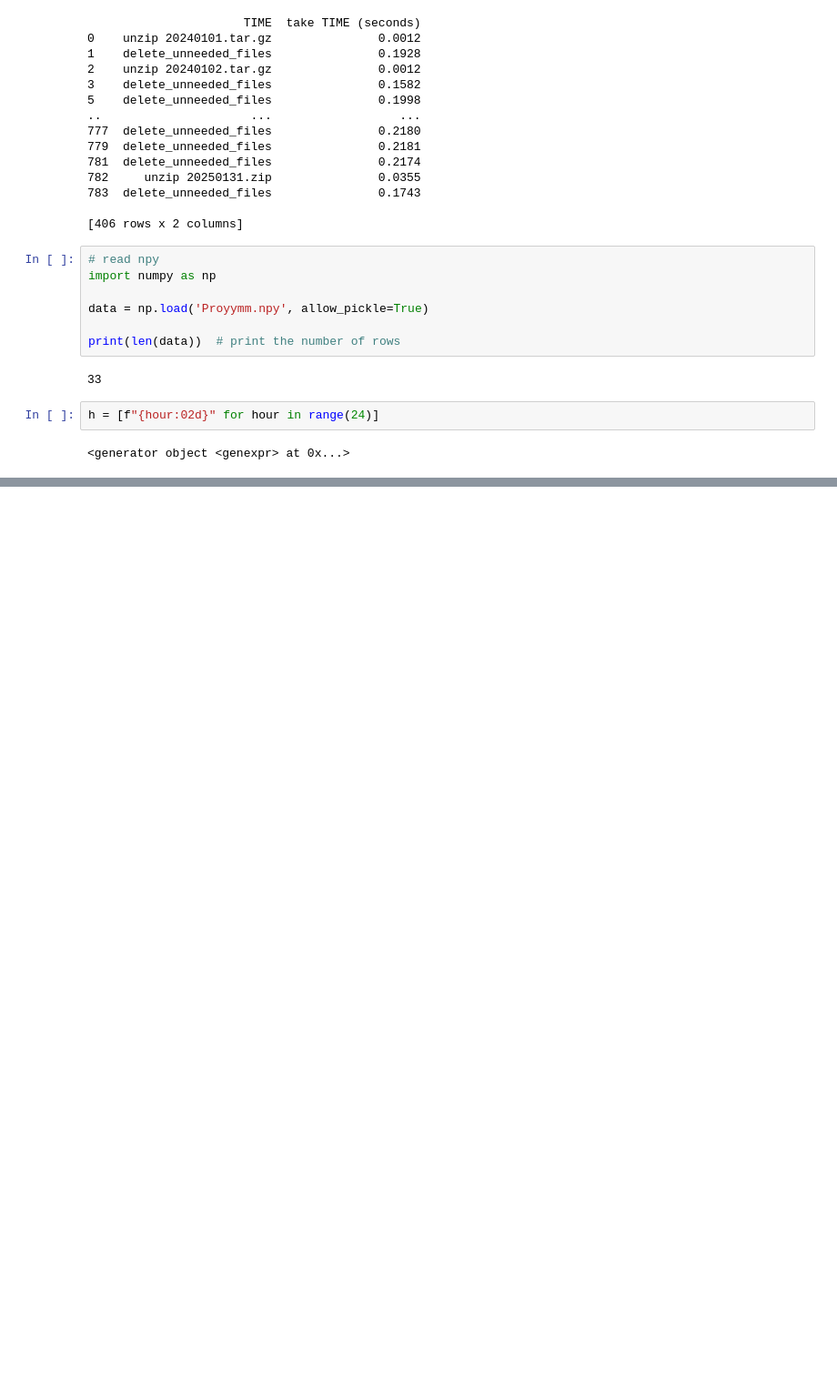
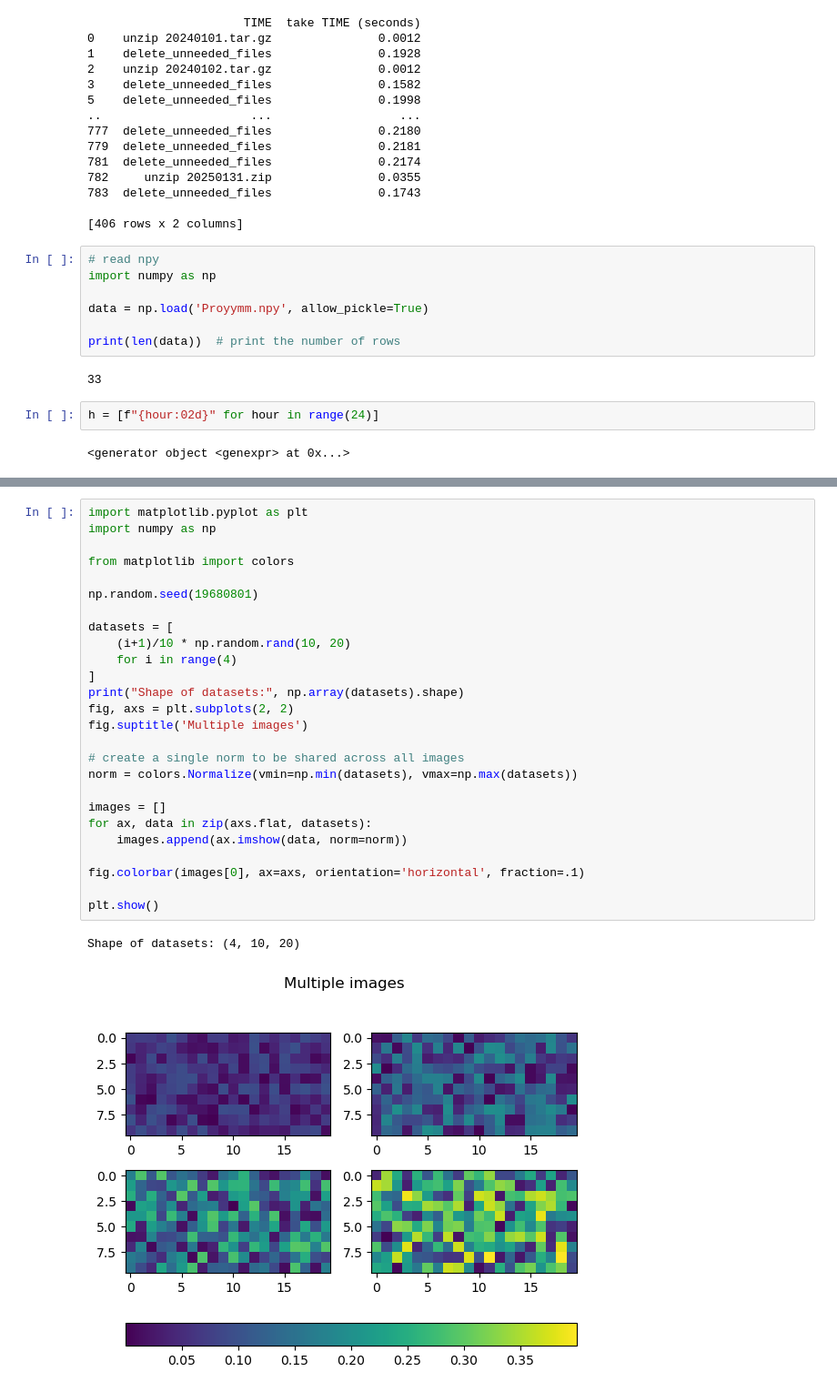
Before and after one commit to ReChen33/252Sum, a Jupyter notebook: Code/Sofia/test.ipynb, the cells around one changed output, grey strips where cells are left out. Shown at 91% size. Cells and saved outputs as stored; diff of their text form; blank space fills up the shorter version.

```diff
--- a/Code/Sofia/test.ipynb
+++ b/Code/Sofia/test.ipynb
@@ -207,0 +250,29 @@ h = [f"{hour:02d}" for hour in range(24)]
+# %%
+import matplotlib.pyplot as plt
+import numpy as np
+
+from matplotlib import colors
+
+np.random.seed(19680801)
+
+datasets = [
+    (i+1)/10 * np.random.rand(10, 20)
+    for i in range(4)
+]
+print("Shape of datasets:", np.array(datasets).shape)
+fig, axs = plt.subplots(2, 2)
+fig.suptitle('Multiple images')
+
+# create a single norm to be shared across all images
+norm = colors.Normalize(vmin=np.min(datasets), vmax=np.max(datasets))
+
+images = []
+for ax, data in zip(axs.flat, datasets):
+    images.append(ax.imshow(data, norm=norm))
+
+fig.colorbar(images[0], ax=axs, orientation='horizontal', fraction=.1)
+
+plt.show()
+# %% [output]
+Shape of datasets: (4, 10, 20)
+[figure, added]
```
Also changed, not shown: parts of 1 cell of this notebook, 40 other files.
